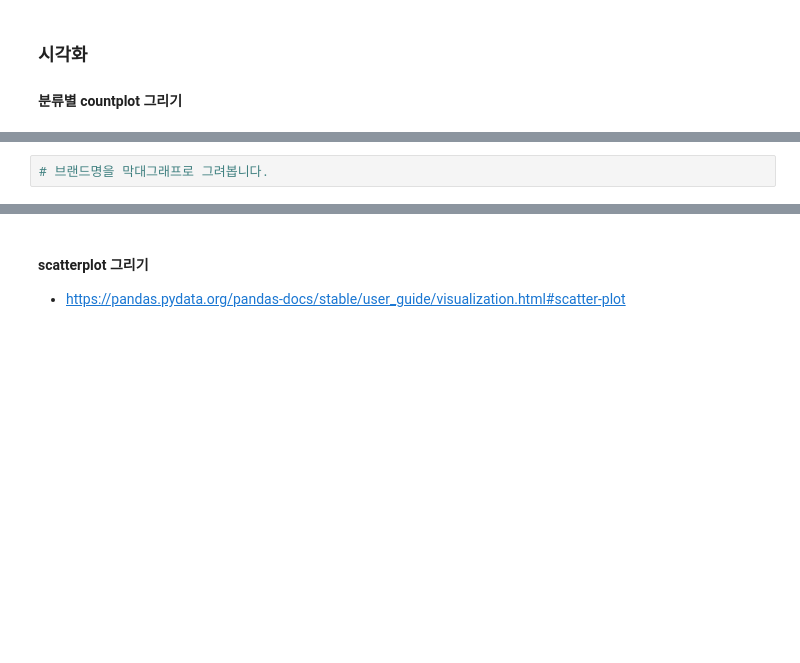
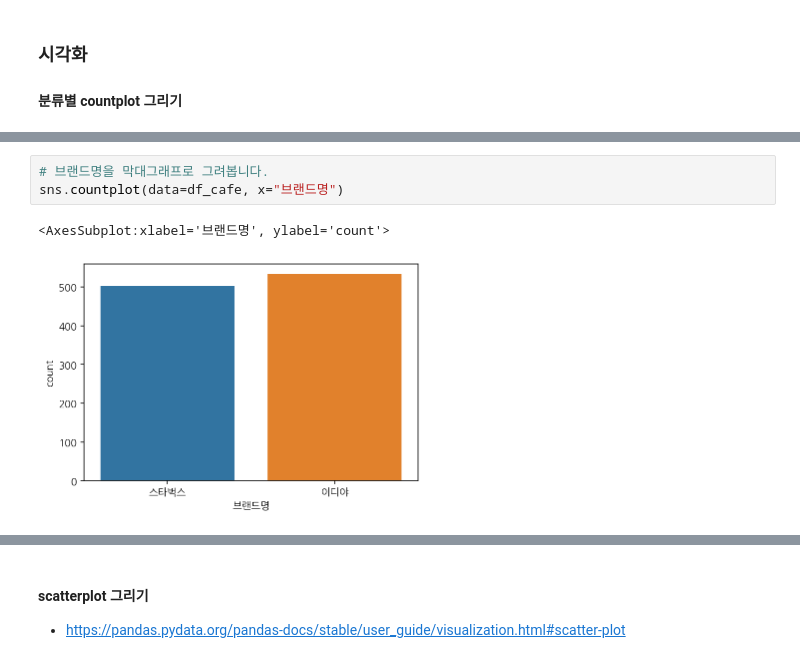
Before and after one commit to 100milliongold/I-want-to-be-a-data-scientist, a Jupyter notebook: Python/04-coffee-store-input.ipynb, the cells around one changed output, grey strips where cells are left out. Saved outputs shown, nothing was run; the diff lists cells and outputs as text; blank space fills up the shorter version.

```diff
--- a/Python/04-coffee-store-input.ipynb
+++ b/Python/04-coffee-store-input.ipynb
@@ -295,2 +296,6 @@ df_cafe[["상호명_소문자" , "브랜드명"]].head()
 # %%
 # 브랜드명을 막대그래프로 그려봅니다.
+sns.countplot(data=df_cafe, x="브랜드명")
+# %% [output]
+<AxesSubplot:xlabel='브랜드명', ylabel='count'>
+[figure, added]
```
Also changed, not shown: parts of 41 cells of this notebook.
